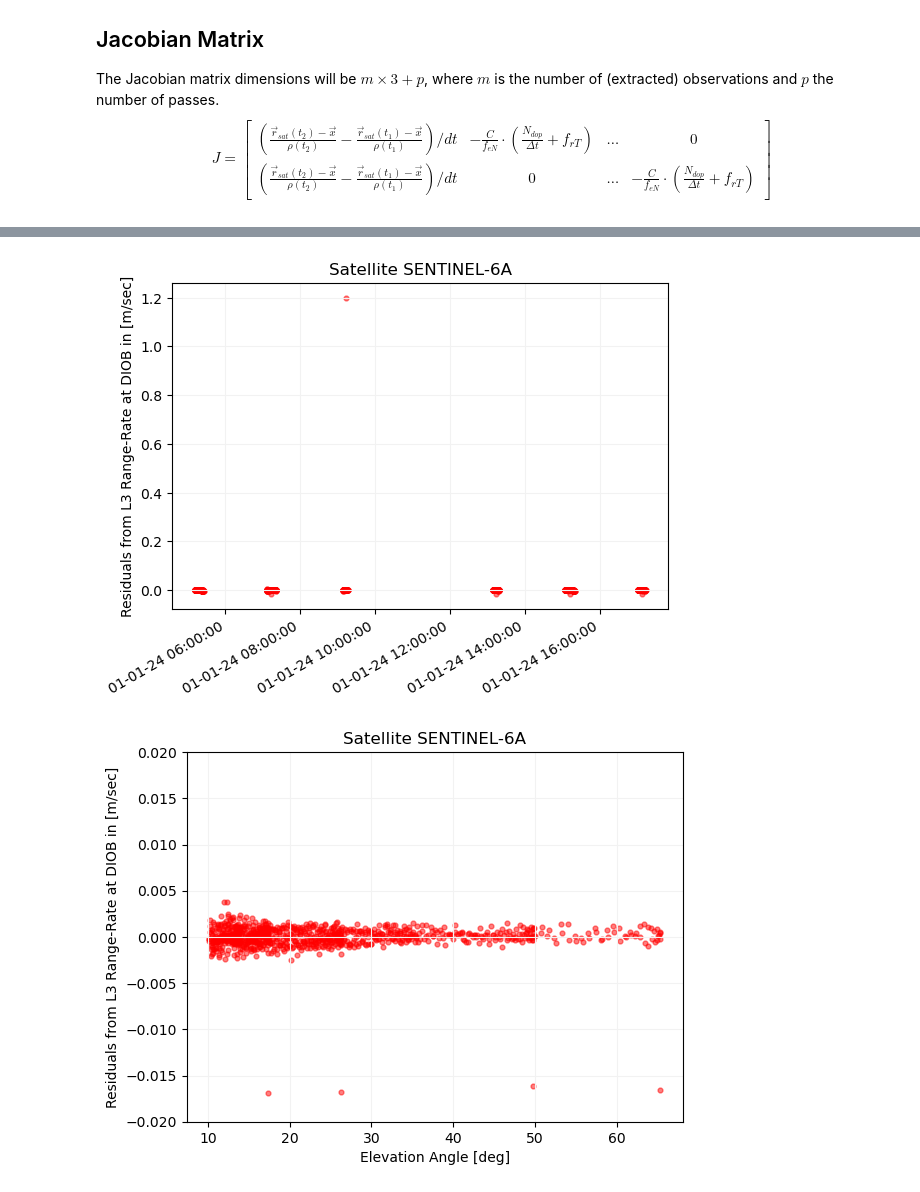
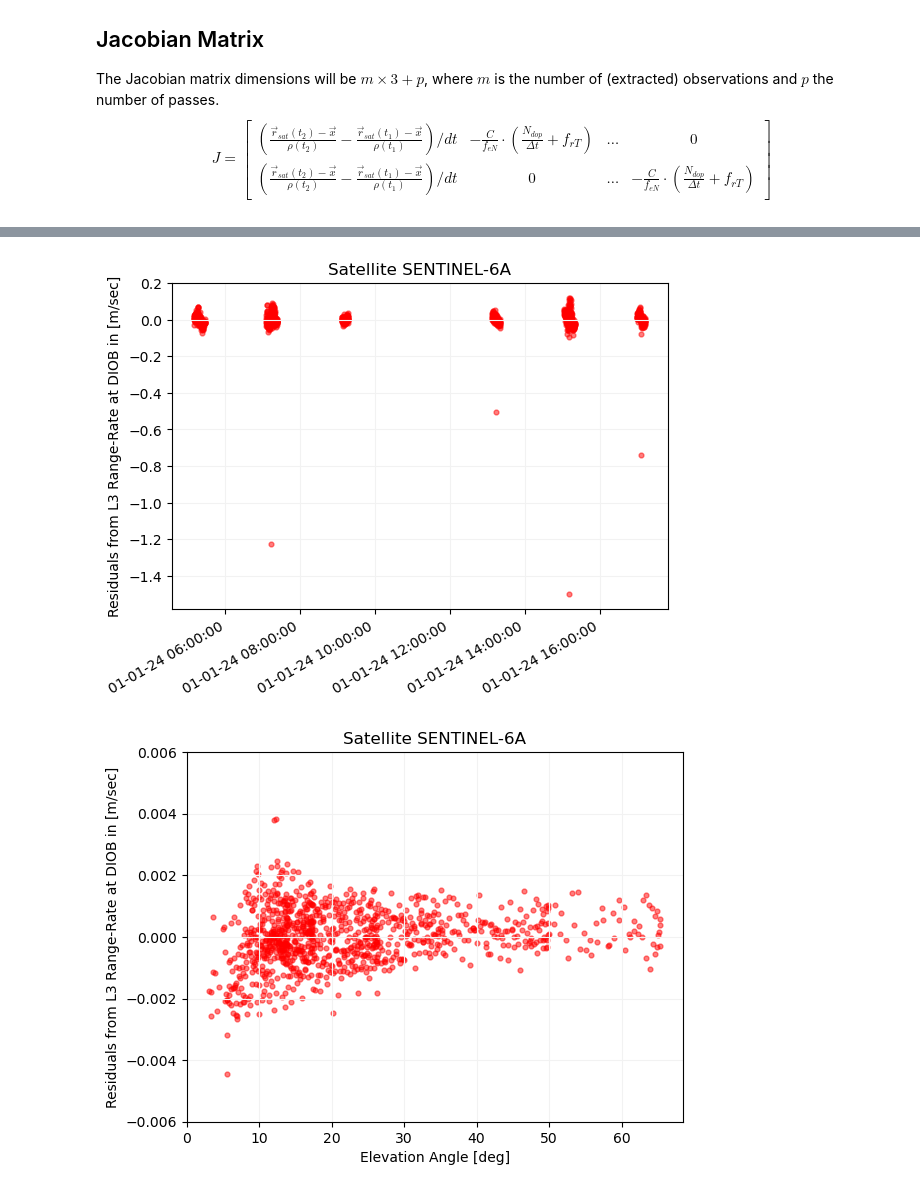
Before and after one commit to DSOlab/AcademicSoftware, a Jupyter notebook: JupiterLab/doris_days/positioning/doppler_positioning.ipynb, the cells around one changed output, grey strips where cells are left out. Drawn from its saved outputs; the diff is of its cells as text; code cells hidden in the pictures.

```diff
--- a/JupiterLab/doris_days/positioning/doppler_positioning.ipynb
+++ b/JupiterLab/doris_days/positioning/doppler_positioning.ipynb
@@ -74,7 +75,7 @@ rsat_prev = None    # Last satellite position, ECEF [m]
 pass_nr = 0         # current pass index
 
 # globals
-CUTOFF_ANGLE = np.radians(10.) # cut-off angle in [deg]
+CUTOFF_ANGLE = np.radians(3.) # cut-off angle in [deg]
 C = 299792458e0 # speed of light in vacuum, [m/sec]
 
 # nominal transmitting frequencies for selected beacon
@@ -291,8 +293,8 @@ Np = (max(obs['pass'] for obs in raw_doppler) + 1)  # Number of passes
 # Initial guess: [x, y, z, Δf_pass0, Δf_pass1, ...]
 x0 = np.zeros(3 + Np) # parameter vector
 # start with nominal beacon position
-# x0[0:3] = rsta + transformations.geodetic2lvlh(lat, lon) @ (r_2GHz - r_400MHz) / (gamma-1.)
-x0[0:3] = np.array([4595212.446, 2039473.641, 3912617.950])
+x0[0:3] = rsta + transformations.geodetic2lvlh(lat, lon) @ (r_2GHz - r_400MHz) / (gamma-1.)
+# x0[0:3] = np.array([4595212.446, 2039473.641, 3912617.950])
 
 x = x0.copy()
 
@@ -302,9 +304,9 @@ dl = np.zeros(m)           # residual vector (observed - modeled)
 
 sigma0 = .01                # sigma 0 in [m/sec]
 elvs = np.array([obs['el'] for obs in raw_doppler]) # elevations arrays
-sigma_i = sigma0 / np.sin(elvs)                      # per-observation stdev
-sqrt_w = 1.0 / sigma_i                               # = sqrt(w_i)
-W = sqrt_w**2                                        # = 1/sigma_i^2
+sigma_i = sigma0 / np.sin(elvs)                     # per-observation stdev
+sqrt_w = 1. / sigma_i                               # = sqrt(w_i)
+W = sqrt_w**2                                       # = 1/sigma_i^2
 
 LS_ITERATIONS = 5 # number of least squares iterations
 
@@ -332,11 +334,6 @@ for ls_iteration in range(LS_ITERATIONS):
         # residual (observed - modeled), UNWEIGHTED
         dl[i] = v_obs - v_comp
 
-        if abs(dl[i]) > 10.0:
-            print(f"Skipping obs {i} due to large residual: {dl[i]:+.3f} m/s")
-            sqrt_w[i] = 0.0
-            continue
-
         # Jacobian Matrix
         J[i, 0:3] = ((r_beacon - rsat2) / r2 - (r_beacon - rsat1) / r1) / dt
         J[i, 3 + pass_id] = -(C/feN) * (Ndop/dt+frT)
@@ -357,7 +354,12 @@ for ls_iteration in range(LS_ITERATIONS):
     dof = int(np.count_nonzero(sqrt_w)) - len(x)
     dof = max(dof, 1)
     sigma_hat0 = np.sqrt((postfit_w @ postfit_w) / dof)
-    print(f'Iteration {ls_iteration} sigma={sigma_hat0:.3f} dr=({dx[0]:+8.3f}, {dx[1]:+8.3f}, {dx[2]:+8.3f})')
+
+    # reporting
+    print(f'Iteration {ls_iteration} sigma={sigma_hat0:.3f}')
+    drstr=",".join(f"{dxi:+7.4f}" for dxi in dx[0:3])
+    dfstr=",".join(f"{dfi:+7.4e}" for dfi in dx[3:])
+    print(f'\tdr=({drstr}), df=({dfstr})')
 
     # standardized residuals: r_i / sigma_i   (sigma_i already per-obs stdev)
     z = np.divide(postfit, sigma_i, out=np.zeros_like(postfit), where=sigma_i>0)
@@ -368,8 +370,7 @@ for ls_iteration in range(LS_ITERATIONS):
             sqrt_w[i] = 0.0
             n_rej += 1
 
-    if n_rej:
-        print(f'Iter {ls_iteration}: rejected {n_rej} obs with |z|>3')
+    print(f'\tRejected {n_rej} obs with |z|>3')
 
 # de-weight residuals
 dl_unweighted = np.divide(dlw, sqrt_w, out=np.zeros_like(dlw), where=sqrt_w!=0)
@@ -412,5 +439,5 @@ plt.show()
 # %%
-plt.scatter([at2pt(d['epoch']) for d in raw_doppler], dl, alpha=0.5, s=12, c='red')
+plt.scatter([at2pt(d['epoch']) for d in raw_doppler], z, alpha=0.5, s=12, c='red')
 plt.grid(color='0.95')
 plt.ylabel(f"Residuals from L3 Range-Rate at {site_name} in [m/sec]")
 plt.title(f"Satellite {rnx.sat_name}")
@@ -419,14 +446,14 @@ ax.xaxis.set_major_formatter(mdates.DateFormatter("%d-%m-%y %H:%M:%S"))
 plt.gcf().autofmt_xdate()
 plt.show()
 # %% [output]
-[figure, old version]
+[figure, new version]
 # %%
-plt.scatter([np.degrees(d['el']) for d in raw_doppler], dl, alpha=0.5, s=12, c='red')
+plt.scatter([np.degrees(d['el']) for d in raw_doppler], dl_unweighted, alpha=0.5, s=12, c='red')
 plt.grid(color='0.95')
 plt.ylabel(f"Residuals from L3 Range-Rate at {site_name} in [m/sec]")
 plt.xlabel(f"Elevation Angle [deg]")
 plt.title(f"Satellite {rnx.sat_name}")
-plt.ylim(-.02, .02)
+plt.ylim(-.006, .006)
 plt.show()
 # %% [output]
-[figure, old version]
+[figure, new version]
```
Also changed, not shown: parts of 10 cells of this notebook, 5 other files.
